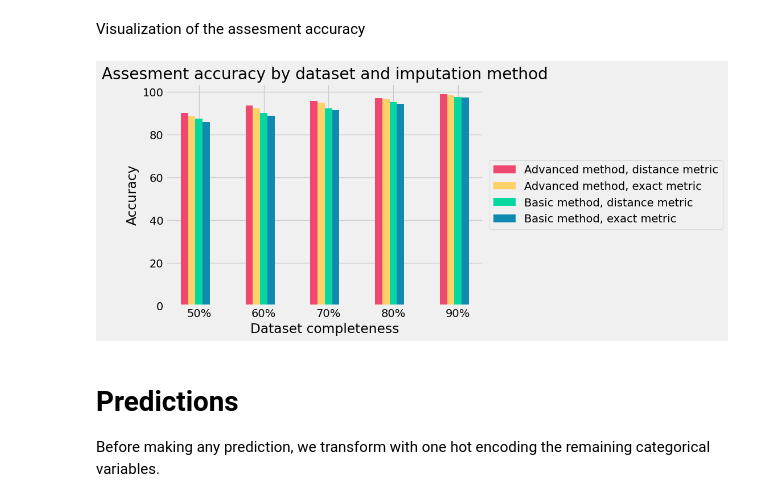
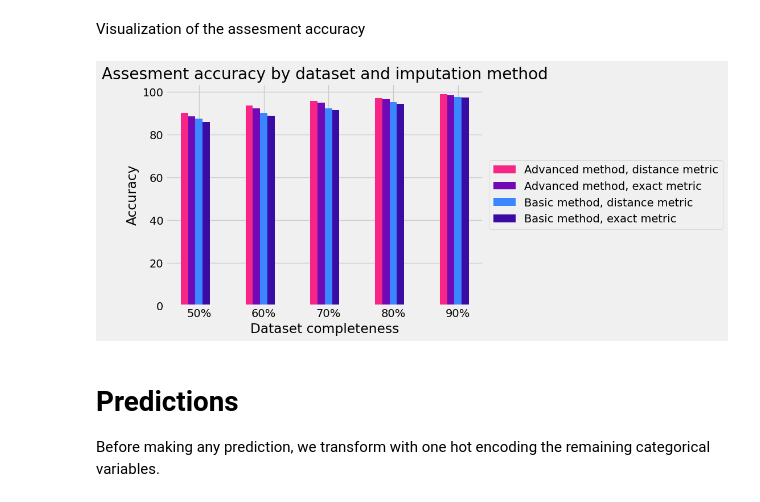
Before and after one commit to VladMarianCimpeanu/DIQ-assignment, a Jupyter notebook: code/soybean_notebook.ipynb, the cells around one changed output. Cells and saved outputs as stored; diff of their text form; code cells hidden in the pictures.

Commit message:
fixed chart's color palette

```diff
--- a/code/soybean_notebook.ipynb
+++ b/code/soybean_notebook.ipynb
@@ -129,6 +129,7 @@ The completeness degree for each impute dataframe is [1.0, 1.0, 1.0, 1.0, 1.0]
 Now, we compute the accuracy. First we mesure it using the exact matching.
 # %%
 exact_basic_assesment = utility.accuracy_assesment(imputed_df_s_basic, soybean_df, columns=X_columns)
+exact_basic_assesment = list(exact_basic_assesment.values())
 exact_basic_assesment
 # %% [output]
 [0.858433734939759,
@@ -323,6 +324,7 @@ distance_basic_assesment = utility.accuracy_assesment(numeric_imputed_basic,
                                                      columns=X_columns,
                                                      numeric_columns=ordinal_variables,
                                                      vector_columns=['month_cos_sin'])
+distance_basic_assesment = list(distance_basic_assesment.values())
 distance_basic_assesment
 # %% [output]
 [0.8744539399561043,
@@ -348,6 +350,7 @@ loading: [===============] 100.0%
 loading: [===============] 100.0%
 loading: [===============] 100.0%
 # %%
+exact_advanced_assesment = list(exact_advanced_assesment.values())
 exact_advanced_assesment
 # %% [output]
 [0.8836456938866577,
@@ -365,6 +368,7 @@ distance_advanced_assesment = utility.accuracy_assesment(numeric_imputed_advance
                                                          columns=X_columns,
                                                          numeric_columns=ordinal_variables,
                                                          vector_columns=['month_cos_sin'])
+distance_advanced_assesment = list(distance_advanced_assesment.values())
 distance_advanced_assesment
 # %% [output]
 [0.8993162810319387,
@@ -377,33 +381,33 @@ Visualization of the assesment accuracy
 # %%
 labels = [f'{p}%' for p in range(50, 100, 10)]
 
 advanced_exact = np.array(exact_advanced_assesment) * 100
 advanced_distance = np.array(distance_advanced_assesment) * 100
 
 basic_exact = np.array(exact_basic_assesment) * 100
 basic_distance = np.array(distance_basic_assesment) * 100
 
 x = np.arange(len(labels))  # the label locations
 width = 0.45  # the width of the bars
 
 fig, ax = plt.subplots()
 
-rects1 = ax.bar(x - width/2, advanced_distance, width / 4, label='Advanced method, distance metric', color='#ef476f')
-rects2 = ax.bar(x - width/4, advanced_exact, width / 4, label='Advanced method, exact metric', color='#ffd166')
-rects3 = ax.bar(x, basic_distance, width / 4, label='Basic method, distance metric', color='#06d6a0')
-rects4 = ax.bar(x + width/4, basic_exact, width / 4, label='Basic method, exact metric', color='#118ab2')
+rects1 = ax.bar(x - width/2, advanced_distance, width / 4, label='Advanced method, distance metric', color='#f72585')
+rects2 = ax.bar(x - width/4, advanced_exact, width / 4, label='Advanced method, exact metric', color='#7209b7')
+rects3 = ax.bar(x, basic_distance, width / 4, label='Basic method, distance metric', color='#3a86ff')
+rects4 = ax.bar(x + width/4, basic_exact, width / 4, label='Basic method, exact metric', color='#3a0ca3')
 
 # Add some text for labels, title and custom x-axis tick labels, etc.
 ax.set_ylabel('Accuracy')
 ax.set_xlabel('Dataset completeness')
 ax.set_title('Assesment accuracy by dataset and imputation method')
 ax.set_xticks(x, labels)
 
 plt.legend(loc='center left', bbox_to_anchor=(1, 0.5))
 
 plt.show()
 # %% [output]
-[figure, old version]
+[figure, new version]
 # %% [markdown]
 # Predictions
 Before making any prediction, we transform with one hot encoding the remaining categorical variables.
```
Also changed, not shown: parts of 2 cells of this notebook.
